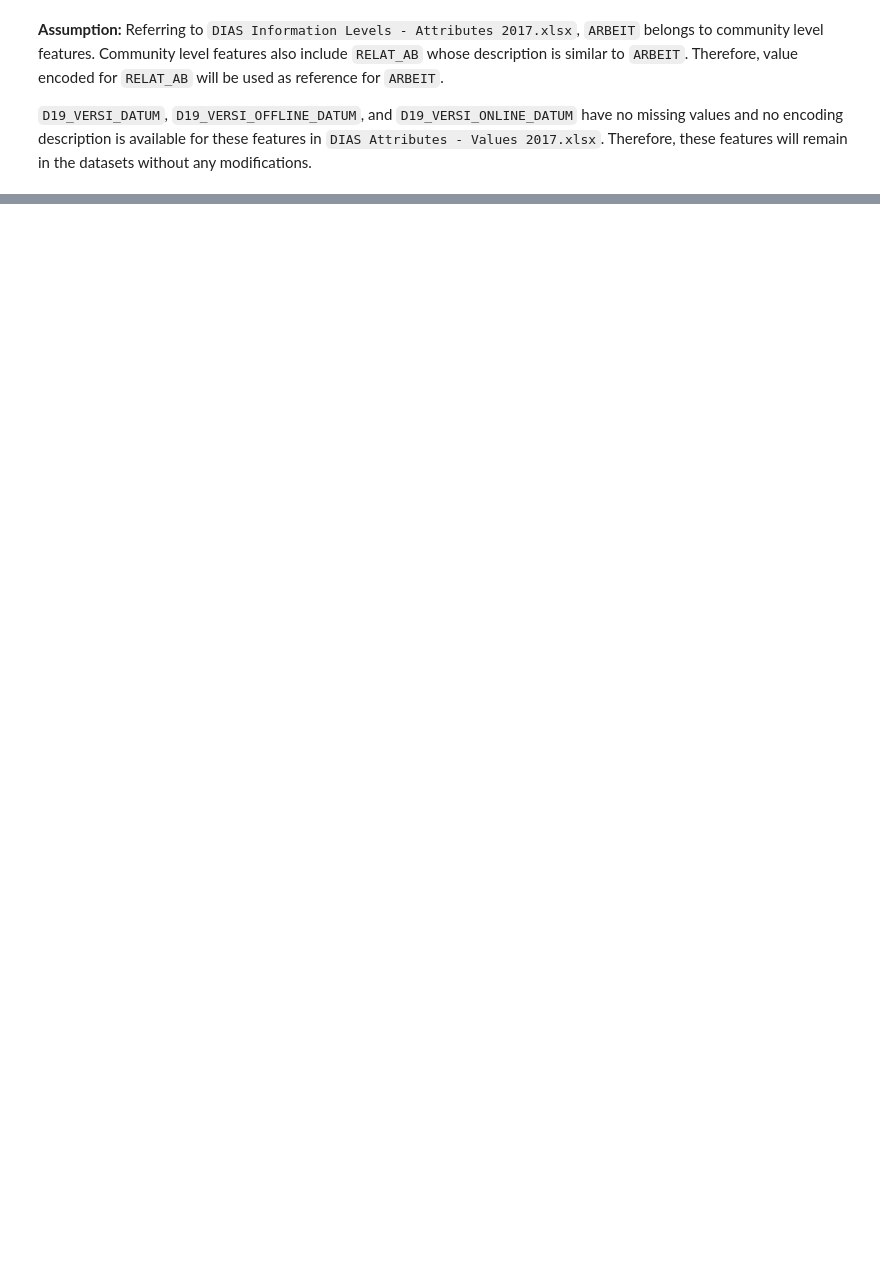
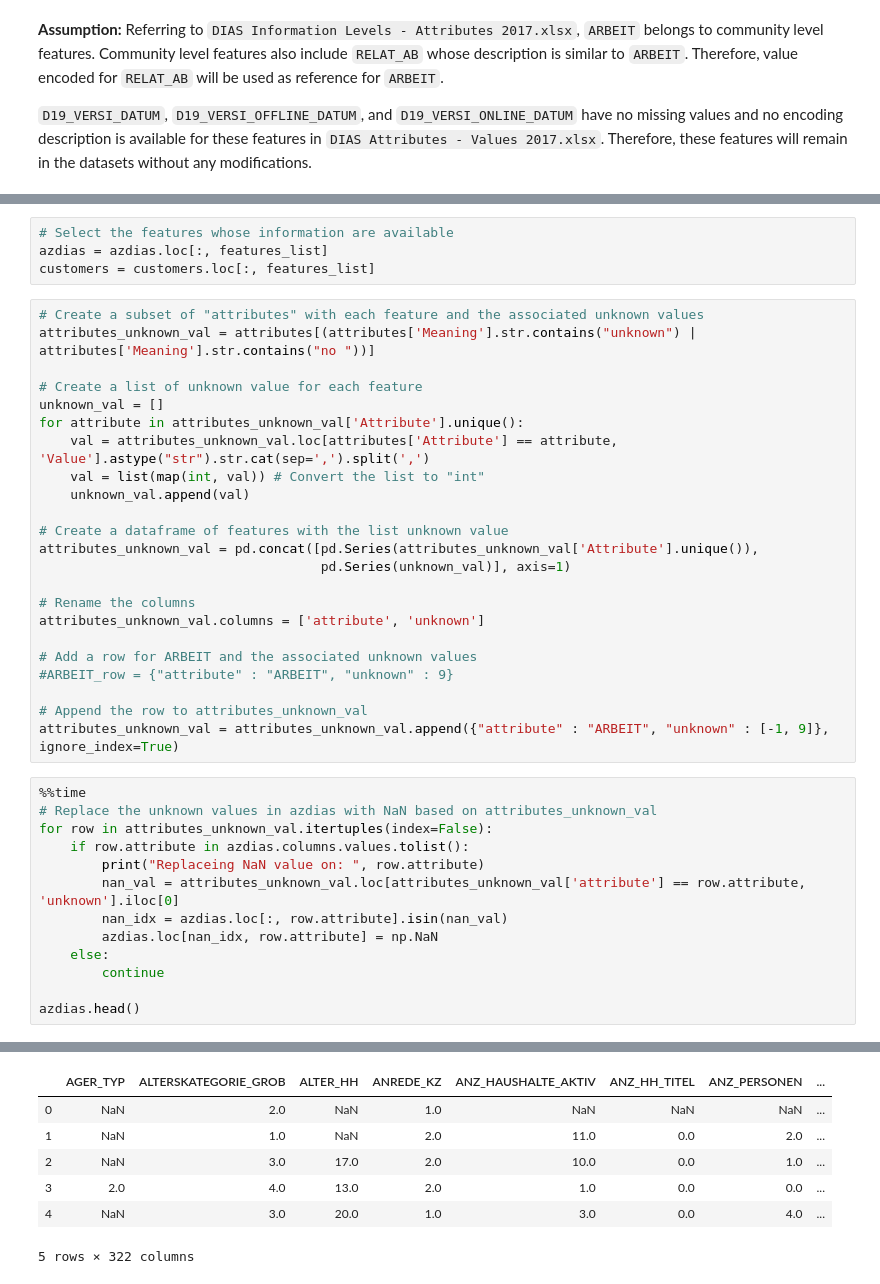
Before and after one commit to rezaabdullah/data_science_portfolio, a Jupyter notebook: capstone/Arvato_Project_Workbook_Draft.ipynb, the cells around one changed output, grey strips where cells are left out. Drawn from its saved outputs; the diff is of its cells as text; blank space fills up the shorter version.

```diff
--- a/capstone/Arvato_Project_Workbook_Draft.ipynb
+++ b/capstone/Arvato_Project_Workbook_Draft.ipynb
@@ -218,0 +232,41 @@ azdias_subset_distinct_val
+# %%
+# Select the features whose information are available
+azdias = azdias.loc[:, features_list]
+customers = customers.loc[:, features_list]
+# %%
+# Create a subset of "attributes" with each feature and the associated unknown values
+attributes_unknown_val = attributes[(attributes['Meaning'].str.contains("unknown") | attributes['Meaning'].str.contains("no "))]
+
+# Create a list of unknown value for each feature
+unknown_val = []
+for attribute in attributes_unknown_val['Attribute'].unique():
+    val = attributes_unknown_val.loc[attributes['Attribute'] == attribute, 'Value'].astype("str").str.cat(sep=',').split(',')
+    val = list(map(int, val)) # Convert the list to "int"
+    unknown_val.append(val)
+
+# Create a dataframe of features with the list unknown value
+attributes_unknown_val = pd.concat([pd.Series(attributes_unknown_val['Attribute'].unique()),
+                                    pd.Series(unknown_val)], axis=1)
+
+# Rename the columns
+attributes_unknown_val.columns = ['attribute', 'unknown']
+
+# Add a row for ARBEIT and the associated unknown values
+#ARBEIT_row = {"attribute" : "ARBEIT", "unknown" : 9}
+
+# Append the row to attributes_unknown_val
+attributes_unknown_val = attributes_unknown_val.append({"attribute" : "ARBEIT", "unknown" : [-1, 9]}, ignore_index=True)
+# %%
+%%time
+# Replace the unknown values in azdias with NaN based on attributes_unknown_val
+for row in attributes_unknown_val.itertuples(index=False):
+    if row.attribute in azdias.columns.values.tolist():
+        print("Replaceing NaN value on: ", row.attribute)
+        nan_val = attributes_unknown_val.loc[attributes_unknown_val['attribute'] == row.attribute, 'unknown'].iloc[0]
+        nan_idx = azdias.loc[:, row.attribute].isin(nan_val)
+        azdias.loc[nan_idx, row.attribute] = np.NaN
+    else:
+        continue
+
+azdias.head()
+# %% [output]
@@ -218,0 +290,7 @@ azdias_subset_distinct_val
+|  | AGER_TYP | ALTERSKATEGORIE_GROB | ALTER_HH | ANREDE_KZ | ANZ_HAUSHALTE_AKTIV | ANZ_HH_TITEL | ANZ_PERSONEN | ... |
+| 0 | NaN | 2.0 | NaN | 1.0 | NaN | NaN | NaN | ... |
+| 1 | NaN | 1.0 | NaN | 2.0 | 11.0 | 0.0 | 2.0 | ... |
+| 2 | NaN | 3.0 | 17.0 | 2.0 | 10.0 | 0.0 | 1.0 | ... |
+| 3 | 2.0 | 4.0 | 13.0 | 2.0 | 1.0 | 0.0 | 0.0 | ... |
+| 4 | NaN | 3.0 | 20.0 | 1.0 | 3.0 | 0.0 | 4.0 | ... |
+5 rows × 322 columns
```
Also changed, not shown: parts of 9 cells of this notebook.
